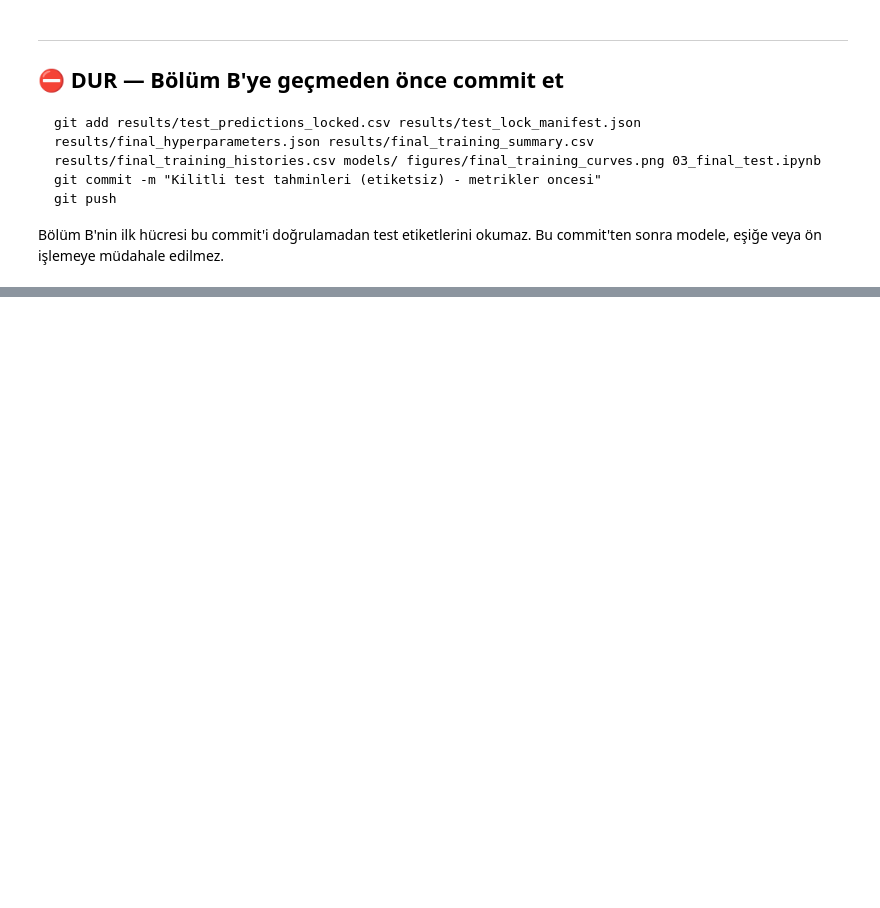
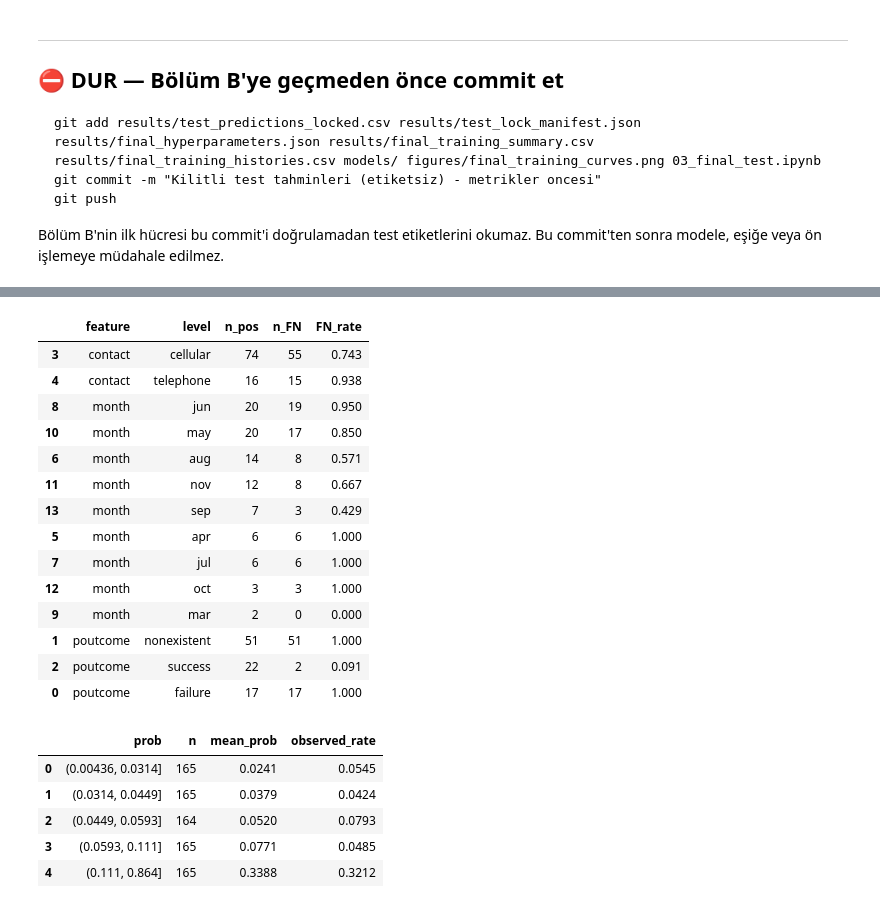
Before and after one commit to mesutissever/ysa-midterm-mlp-nested-cv, a Jupyter notebook: 03_final_test.ipynb, the cells around one changed output, grey strips where cells are left out. Cells and saved outputs as stored; diff of their text form; code cells hidden in the pictures; blank space fills up the shorter version.

```diff
--- a/03_final_test.ipynb
+++ b/03_final_test.ipynb
@@ -91,0 +313,25 @@ Bu commit'ten sonra modele, eşiğe veya ön işlemeye müdahale edilmez.
+# %%
+display(ea["fn_by_category"].sort_values(["feature", "n_pos"], ascending=[True, False]).round(3))
+ea["calibration"].round(4)
+# %% [output]
+|  | feature | level | n_pos | n_FN | FN_rate |
+| 3 | contact | cellular | 74 | 55 | 0.743 |
+| 4 | contact | telephone | 16 | 15 | 0.938 |
+| 8 | month | jun | 20 | 19 | 0.950 |
+| 10 | month | may | 20 | 17 | 0.850 |
+| 6 | month | aug | 14 | 8 | 0.571 |
+| 11 | month | nov | 12 | 8 | 0.667 |
+| 13 | month | sep | 7 | 3 | 0.429 |
+| 5 | month | apr | 6 | 6 | 1.000 |
+| 7 | month | jul | 6 | 6 | 1.000 |
+| 12 | month | oct | 3 | 3 | 1.000 |
+| 9 | month | mar | 2 | 0 | 0.000 |
+| 1 | poutcome | nonexistent | 51 | 51 | 1.000 |
+| 2 | poutcome | success | 22 | 2 | 0.091 |
+| 0 | poutcome | failure | 17 | 17 | 1.000 |
+|  | prob | n | mean_prob | observed_rate |
+| 0 | (0.00436, 0.0314] | 165 | 0.0241 | 0.0545 |
+| 1 | (0.0314, 0.0449] | 165 | 0.0379 | 0.0424 |
+| 2 | (0.0449, 0.0593] | 164 | 0.0520 | 0.0793 |
+| 3 | (0.0593, 0.111] | 165 | 0.0771 | 0.0485 |
+| 4 | (0.111, 0.864] | 165 | 0.3388 | 0.3212 |
```
Also changed, not shown: parts of 23 cells of this notebook, 12 other files.
